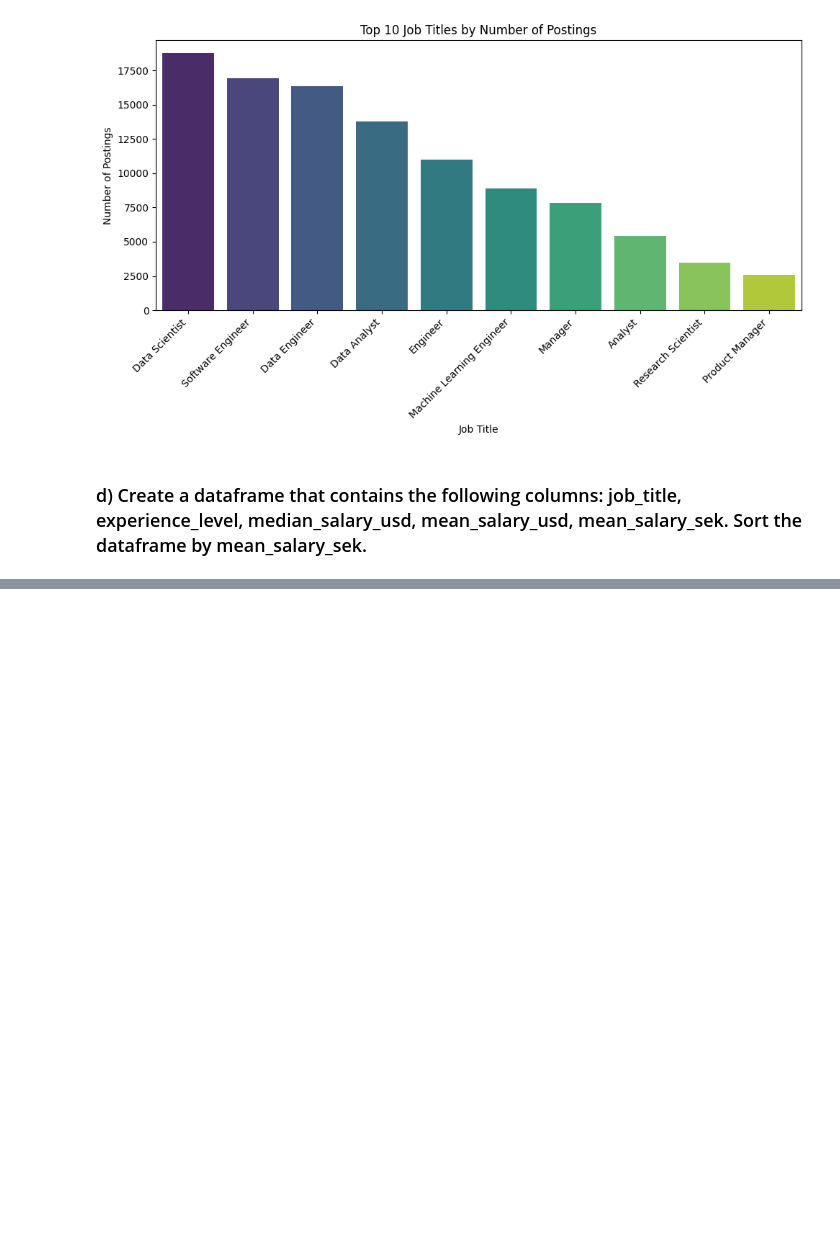
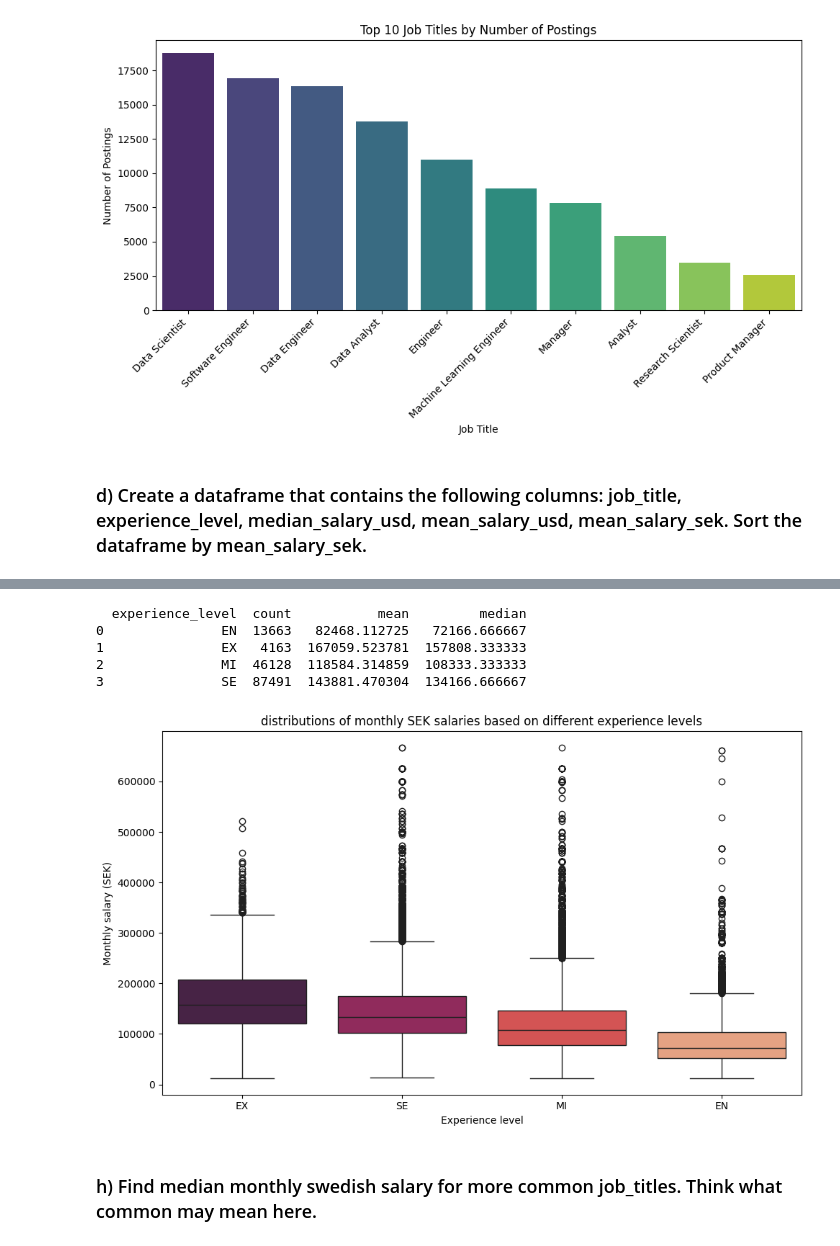
Before and after one commit to StefanLundberg77/ai_engineering_stefan_lundberg, a Jupyter notebook: exercises/exercise_0/1_salaries_in_data_field.ipynb, the cells around one changed output, grey strips where cells are left out. Cells and saved outputs as stored; diff of their text form; code cells hidden in the pictures; blank space fills up the shorter version.

```diff
--- a/exercises/exercise_0/1_salaries_in_data_field.ipynb
+++ b/exercises/exercise_0/1_salaries_in_data_field.ipynb
@@ -130,0 +157,31 @@ df_salary_sek.head()
+# %%
+summary = df.groupby("experience_level")["monthly_salary_sek"].agg(
+    count="count",
+    mean="mean",
+    median="median"
+).reset_index()
+print(summary)
+# %% [output]
+  experience_level  count           mean         median
+0               EN  13663   82468.112725   72166.666667
+1               EX   4163  167059.523781  157808.333333
+2               MI  46128  118584.314859  108333.333333
+3               SE  87491  143881.470304  134166.666667
+# %%
+plt.figure(figsize=(10, 6))
+sns.boxplot(
+    data=df,
+    x="experience_level",
+    y="monthly_salary_sek",
+    palette="rocket",
+    hue="experience_level"
+)
+plt.title("distributions of monthly SEK salaries based on different experience levels")
+plt.xlabel("Experience level")
+plt.ylabel("Monthly salary (SEK)")
+plt.tight_layout()
+plt.show()
+# %% [output]
+[figure, added]
+# %% [markdown]
+### h) Find median monthly swedish salary for more common job_titles. Think what common may mean here.
```
Also changed, not shown: parts of 7 cells of this notebook, 2 other files.
